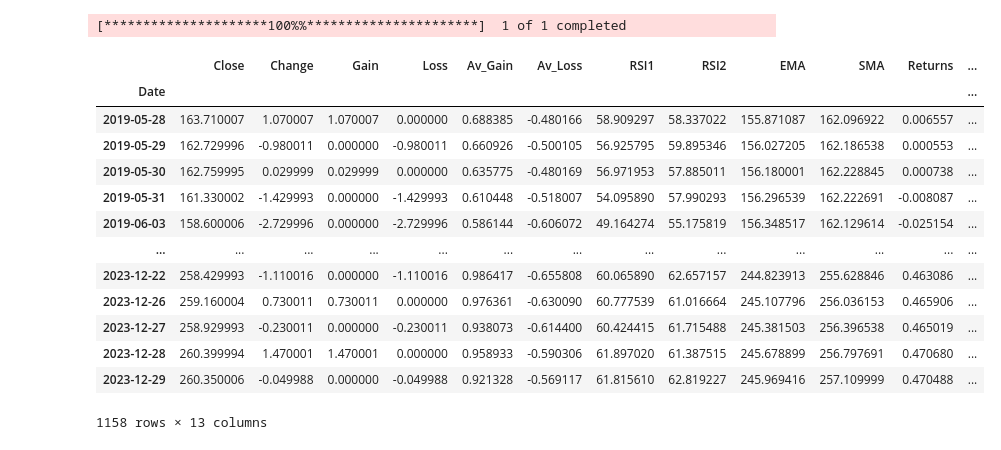
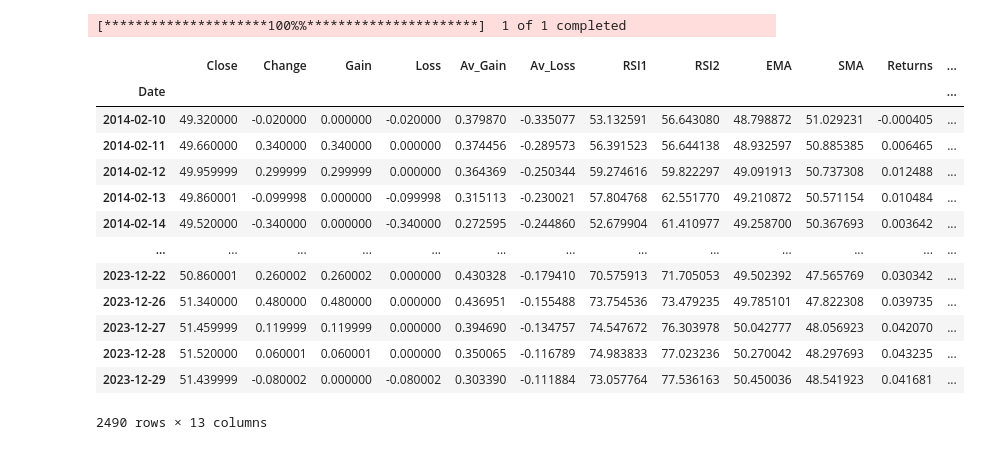
Before and after one commit to arshmirr/StrategyBackTest, a Jupyter notebook: Momentum Strategy Backtester.ipynb, the cells around one changed output. Saved outputs shown, nothing was run; the diff lists cells and outputs as text; code cells hidden in the pictures.

```diff
--- a/Momentum Strategy Backtester.ipynb
+++ b/Momentum Strategy Backtester.ipynb
@@ -81,7 +81,7 @@ class MomentumStrategy():
             print("Run Backtest through .backtest()")
         else:
             data = self.data3.copy().dropna()
-            perf = data.loc[-1, "ReturnsStrategy"]
+            perf = data["ReturnsStrategy"].iloc[-1]
             outperf = perf - data["Returns"].iloc[-1]
             data[["Returns","ReturnsStrategy"]].plot(figsize=(16,12), fontsize=14, xlabel="Date", ylabel="Returns")
             plt.title("{} | EMA{} | SMA{} | RSI Period: {}".format(self.symbol, self.EMA, self.SMA, self.RSI), fontsize=24)
@@ -114,24 +114,24 @@ class MomentumStrategy():
             plt.legend(fontsize=14)
             plt.show
 # %%
-Test = MomentumStrategy("V", 26, 100, 50, "2019-01-01", "2024-01-01")
+Test = MomentumStrategy("C", 26, 12, 14, "2014-01-01", "2024-01-01")
 Test.backtest()
 # %% [output]
 [*********************100%%**********************]  1 of 1 completed
 |  | Close | Change | Gain | Loss | Av_Gain | Av_Loss | RSI1 | RSI2 | EMA | SMA | Returns | ... |
 | Date |  |  |  |  |  |  |  |  |  |  |  | ... |
-| 2019-05-28 | 163.710007 | 1.070007 | 1.070007 | 0.000000 | 0.688385 | -0.480166 | 58.909297 | 58.337022 | 155.871087 | 162.096922 | 0.006557 | ... |
-| 2019-05-29 | 162.729996 | -0.980011 | 0.000000 | -0.980011 | 0.660926 | -0.500105 | 56.925795 | 59.895346 | 156.027205 | 162.186538 | 0.000553 | ... |
-| 2019-05-30 | 162.759995 | 0.029999 | 0.029999 | 0.000000 | 0.635775 | -0.480169 | 56.971953 | 57.885011 | 156.180001 | 162.228845 | 0.000738 | ... |
-| 2019-05-31 | 161.330002 | -1.429993 | 0.000000 | -1.429993 | 0.610448 | -0.518007 | 54.095890 | 57.990293 | 156.296539 | 162.222691 | -0.008087 | ... |
-| 2019-06-03 | 158.600006 | -2.729996 | 0.000000 | -2.729996 | 0.586144 | -0.606072 | 49.164274 | 55.175819 | 156.348517 | 162.129614 | -0.025154 | ... |
+| 2014-02-10 | 49.320000 | -0.020000 | 0.000000 | -0.020000 | 0.379870 | -0.335077 | 53.132591 | 56.643080 | 48.798872 | 51.029231 | -0.000405 | ... |
+| 2014-02-11 | 49.660000 | 0.340000 | 0.340000 | 0.000000 | 0.374456 | -0.289573 | 56.391523 | 56.644138 | 48.932597 | 50.885385 | 0.006465 | ... |
+| 2014-02-12 | 49.959999 | 0.299999 | 0.299999 | 0.000000 | 0.364369 | -0.250344 | 59.274616 | 59.822297 | 49.091913 | 50.737308 | 0.012488 | ... |
+| 2014-02-13 | 49.860001 | -0.099998 | 0.000000 | -0.099998 | 0.315113 | -0.230021 | 57.804768 | 62.551770 | 49.210872 | 50.571154 | 0.010484 | ... |
+| 2014-02-14 | 49.520000 | -0.340000 | 0.000000 | -0.340000 | 0.272595 | -0.244860 | 52.679904 | 61.410977 | 49.258700 | 50.367693 | 0.003642 | ... |
 | ... | ... | ... | ... | ... | ... | ... | ... | ... | ... | ... | ... | ... |
-| 2023-12-22 | 258.429993 | -1.110016 | 0.000000 | -1.110016 | 0.986417 | -0.655808 | 60.065890 | 62.657157 | 244.823913 | 255.628846 | 0.463086 | ... |
-| 2023-12-26 | 259.160004 | 0.730011 | 0.730011 | 0.000000 | 0.976361 | -0.630090 | 60.777539 | 61.016664 | 245.107796 | 256.036153 | 0.465906 | ... |
-| 2023-12-27 | 258.929993 | -0.230011 | 0.000000 | -0.230011 | 0.938073 | -0.614400 | 60.424415 | 61.715488 | 245.381503 | 256.396538 | 0.465019 | ... |
-| 2023-12-28 | 260.399994 | 1.470001 | 1.470001 | 0.000000 | 0.958933 | -0.590306 | 61.897020 | 61.387515 | 245.678899 | 256.797691 | 0.470680 | ... |
-| 2023-12-29 | 260.350006 | -0.049988 | 0.000000 | -0.049988 | 0.921328 | -0.569117 | 61.815610 | 62.819227 | 245.969416 | 257.109999 | 0.470488 | ... |
+| 2023-12-22 | 50.860001 | 0.260002 | 0.260002 | 0.000000 | 0.430328 | -0.179410 | 70.575913 | 71.705053 | 49.502392 | 47.565769 | 0.030342 | ... |
+| 2023-12-26 | 51.340000 | 0.480000 | 0.480000 | 0.000000 | 0.436951 | -0.155488 | 73.754536 | 73.479235 | 49.785101 | 47.822308 | 0.039735 | ... |
+| 2023-12-27 | 51.459999 | 0.119999 | 0.119999 | 0.000000 | 0.394690 | -0.134757 | 74.547672 | 76.303978 | 50.042777 | 48.056923 | 0.042070 | ... |
+| 2023-12-28 | 51.520000 | 0.060001 | 0.060001 | 0.000000 | 0.350065 | -0.116789 | 74.983833 | 77.023236 | 50.270042 | 48.297693 | 0.043235 | ... |
+| 2023-12-29 | 51.439999 | -0.080002 | 0.000000 | -0.080002 | 0.303390 | -0.111884 | 73.057764 | 77.536163 | 50.450036 | 48.541923 | 0.041681 | ... |
-1158 rows × 13 columns
+2490 rows × 13 columns
 # %%
 Test.testresults()
 # %% [output]
```
Also changed, not shown: parts of 3 cells of this notebook.
